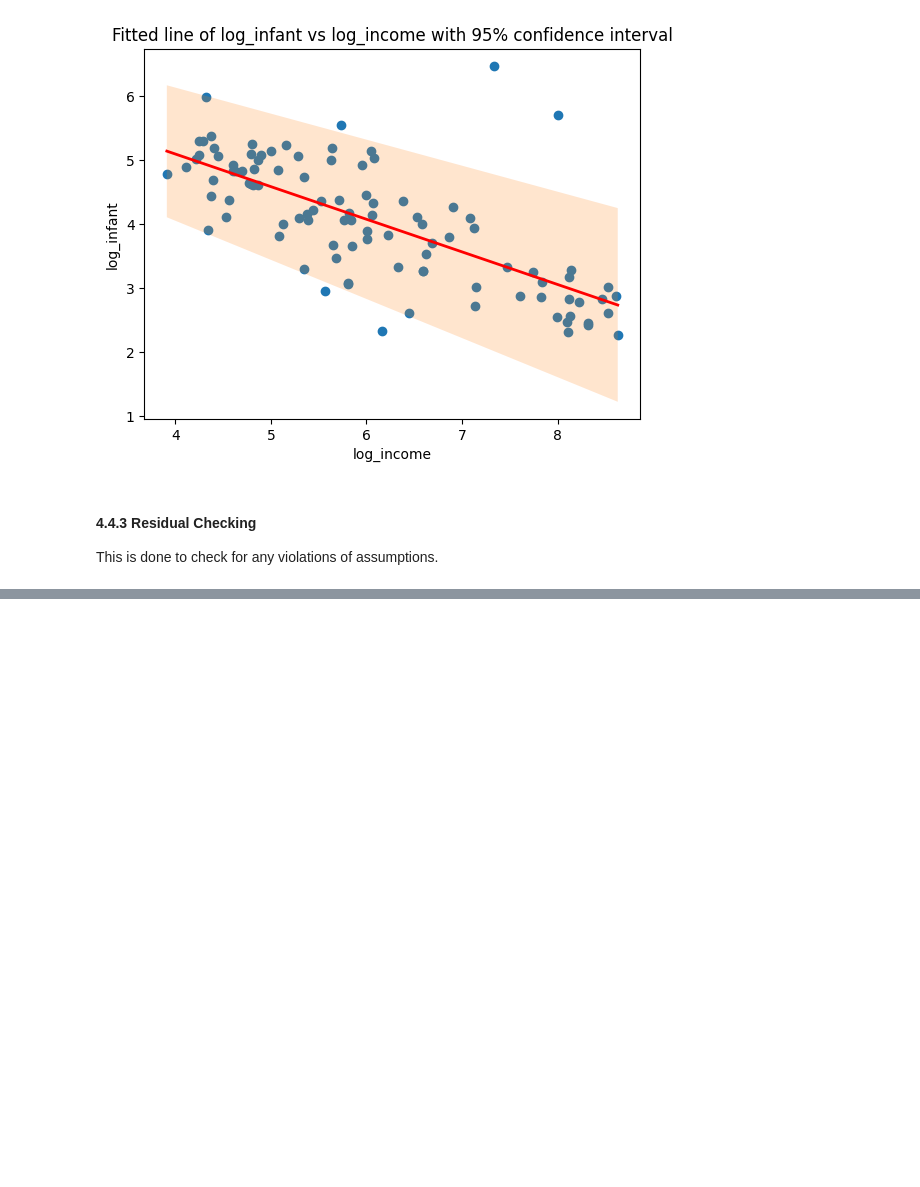
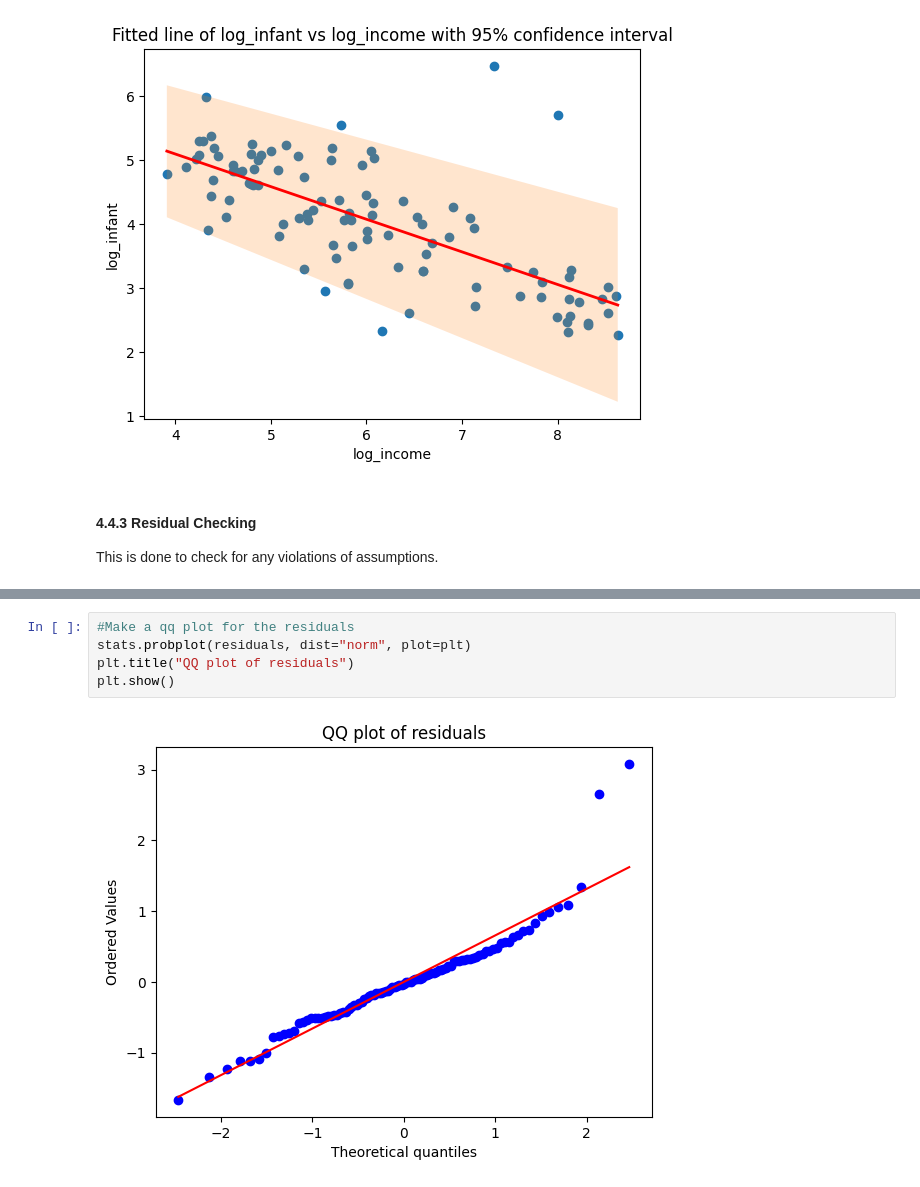
Before and after one commit to myckim1/Bayesian_Course, a Jupyter notebook: Bayesian.ipynb, the cells around one changed output, grey strips where cells are left out. Drawn from its saved outputs; the diff is of its cells as text; blank space fills up the shorter version.

```diff
--- a/Bayesian.ipynb
+++ b/Bayesian.ipynb
@@ -711,0 +728,7 @@ plt.show()
+# %%
+#Make a qq plot for the residuals
+stats.probplot(residuals, dist="norm", plot=plt)
+plt.title("QQ plot of residuals")
+plt.show()
+# %% [output]
+[figure, added]
```
Also changed, not shown: parts of 2 cells of this notebook.
